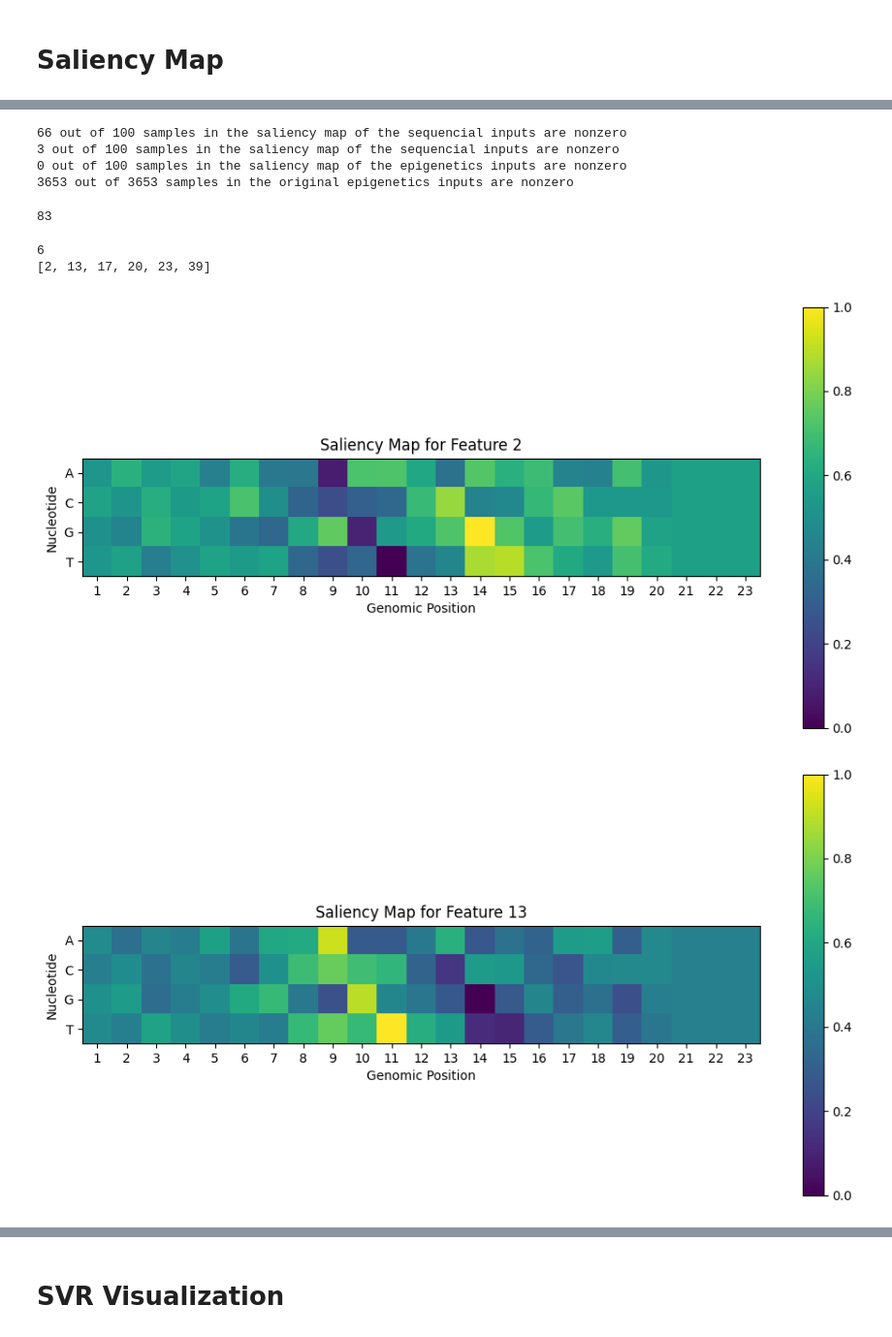
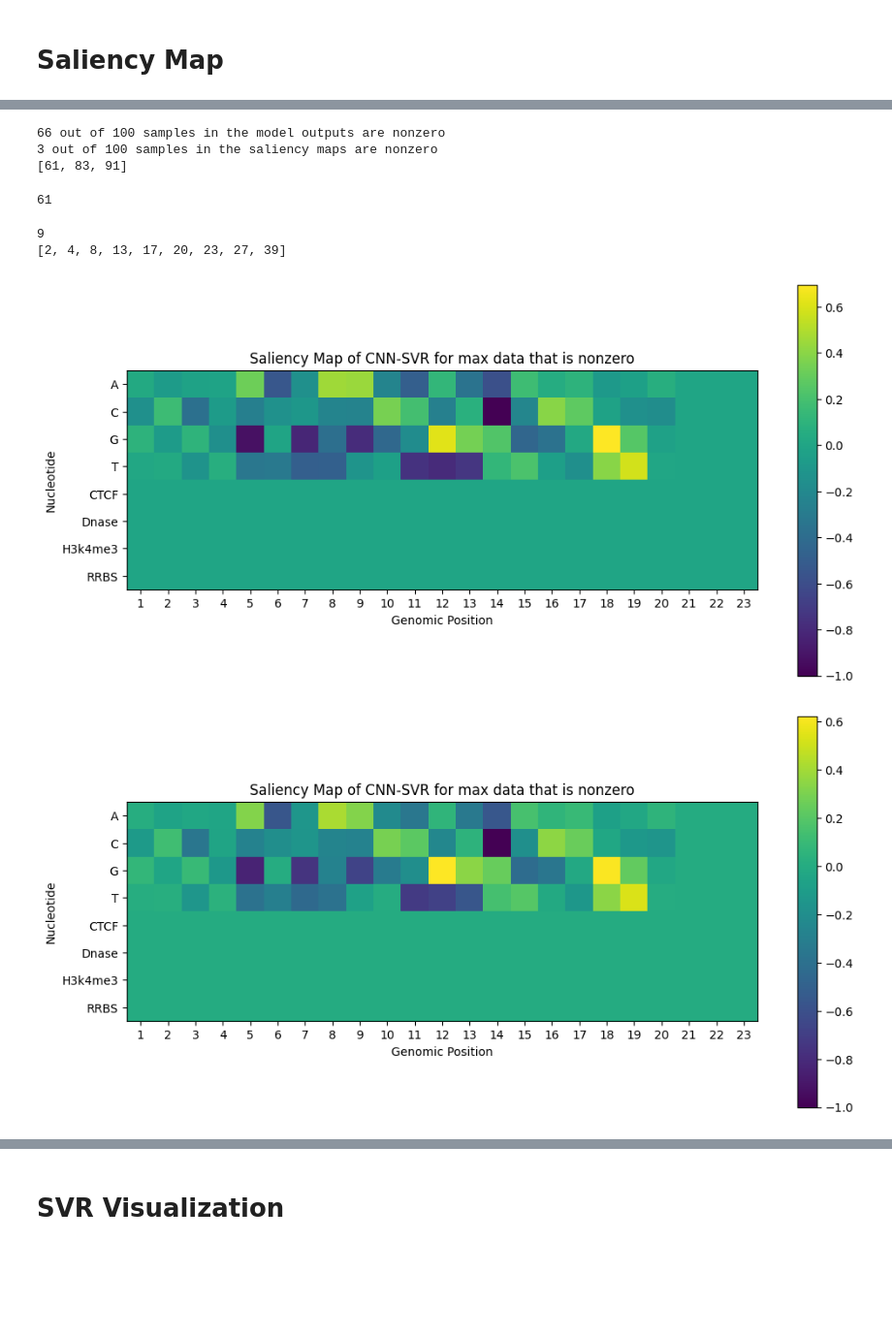
Before and after one commit to RobinsooooonLyu/CSCI2952G-group-project, a Jupyter notebook: google-colab-notebooks/CNN-SVR.ipynb, the cells around one changed output, grey strips where cells are left out. Shown at 97% size. Drawn from its saved outputs; the diff is of its cells as text; code cells hidden in the pictures; blank space fills up the shorter version.

```diff
--- a/google-colab-notebooks/CNN-SVR.ipynb
+++ b/google-colab-notebooks/CNN-SVR.ipynb
@@ -241,17 +245,23 @@ model.load_weights(weight_path, by_name = True)
 # Load training and testing data
 print("Loading training and testing data")
 seq_train, seq_test, epi_train, epi_test, y_train, y_test = load_data(train_data_path, test_data_path)
+input_train = tf.concat([seq_train, epi_train], 2)
+input_test = tf.concat([seq_test, epi_test], 2)
 
 # Training and testing data shape
 print("training sequence data shape: " + str(seq_train.shape))
 print("training epigenetic data shape: " + str(epi_train.shape))
+print("training combined data shape: " + str(input_train.shape))
+
 print("testing sequence data shape: " + str(seq_test.shape))
 print("testing epigenetic data shape: " + str(epi_test.shape))
+print("testing combined data shape: " + str(input_test.shape))
+
 
 # Predict on data
 print("Predicting on training and testing data")
-x_train = model.predict([seq_train, epi_train])
-x_test = model.predict([seq_test, epi_test])
+x_train = model.predict(input_train)
+x_test = model.predict(input_test)
 
 print("output (training) shape: " + str(x_train.shape))
 print("output (testing) shape: " + str(x_test.shape))
@@ -364,16 +360,14 @@ def count_nonzero(saliency_map):
     return count, nonzero
 
 print(str(count_nonzero(model_output)[0]) + " out of " + str(len(model_output))
-+ " samples in the saliency map of the sequencial inputs are nonzero")
-print(str(count_nonzero(saliency_map_seq)[0]) + " out of " + str(len(saliency_map_seq))
-+ " samples in the saliency map of the sequencial inputs are nonzero")
-print(str(count_nonzero(saliency_map_epi)[0]) + " out of " + str(len(saliency_map_epi))
-+ " samples in the saliency map of the epigenetics inputs are nonzero")
++ " samples in the model outputs are nonzero")
+print(str(count_nonzero(saliency_map)[0]) + " out of " + str(len(saliency_map))
++ " samples in the saliency maps are nonzero")
+print(str(count_nonzero(saliency_map)[1]))
 # %% [output]
-66 out of 100 samples in the saliency map of the sequencial inputs are nonzero
-3 out of 100 samples in the saliency map of the sequencial inputs are nonzero
-0 out of 100 samples in the saliency map of the epigenetics inputs are nonzero
-3653 out of 3653 samples in the original epigenetics inputs are nonzero
+66 out of 100 samples in the model outputs are nonzero
+3 out of 100 samples in the saliency maps are nonzero
+[61, 83, 91]
 # %%
 def find_max(saliency_map):
     max = 0
@@ -385,22 +379,22 @@ def find_max(saliency_map):
             index = i
     return max, index
 
-_, max_index = find_max(saliency_map_seq)
+_, max_index = find_max(saliency_map)
 print(max_index)
 # %% [output]
-83
+61
 # %%
-num_map, map_list = count_nonzero(saliency_map_seq[max_index])
+num_map, map_list = count_nonzero(saliency_map[max_index])
 
 print(num_map)
 print(map_list)
 # %% [output]
-6
-[2, 13, 17, 20, 23, 39]
+9
+[2, 4, 8, 13, 17, 20, 23, 27, 39]
 # %%
-def draw_saliency_map(saliency_map, feature_num):
-    # Normalize the saliency map to the range [0, 1]
-    saliency_map = (saliency_map - np.min(saliency_map)) / (np.max(saliency_map) - np.min(saliency_map) + 1e-8)
+def draw_saliency_map(saliency_map,):
+    # Normalize the saliency map
+    saliency_map /= (tf.reduce_max(tf.abs(saliency_map)) + 1e-8)
 
     # Transpose the map to match the format in the paper
     saliency_map = np.transpose(saliency_map)
@@ -413,9 +407,9 @@ def draw_saliency_map(saliency_map, feature_num):
     plt.imshow(saliency_map, cmap='viridis')
     plt.colorbar()
 
-    plt.title('Saliency Map for Feature ' + str(feature_num))
-    y_ticks = np.arange(0, 4, 1)  # Custom tick locations
-    y_tick_labels = ['A', 'C', 'G', 'T']  # Custom tick labels
+    plt.title('Saliency Map of CNN-SVR for max data that is nonzero')
+    y_ticks = np.arange(0, 8, 1)  # Custom tick locations
+    y_tick_labels = ['A', 'C', 'G', 'T', 'CTCF', 'Dnase', 'H3k4me3', 'RRBS']  # Custom tick labels
 
     x_ticks = np.arange(0, 23, 1)  # Custom tick locations
     x_tick_labels = np.arange(1, 24, 1)  # Custom tick labels
@@ -428,9 +422,8 @@ def draw_saliency_map(saliency_map, feature_num):
 
     plt.show()
 # %%
-draw_saliency_map(x_, "Input")
 for i in map_list:
-  draw_saliency_map(saliency_map_seq[max_index][i], i)
+  draw_saliency_map(saliency_map[max_index][i])
 # %% [output]
-[figure, old version]
+[figure, new version]
-[figure, old version]
+[figure, new version]
```
Also changed, not shown: parts of 33 cells of this notebook, 3 other files.
